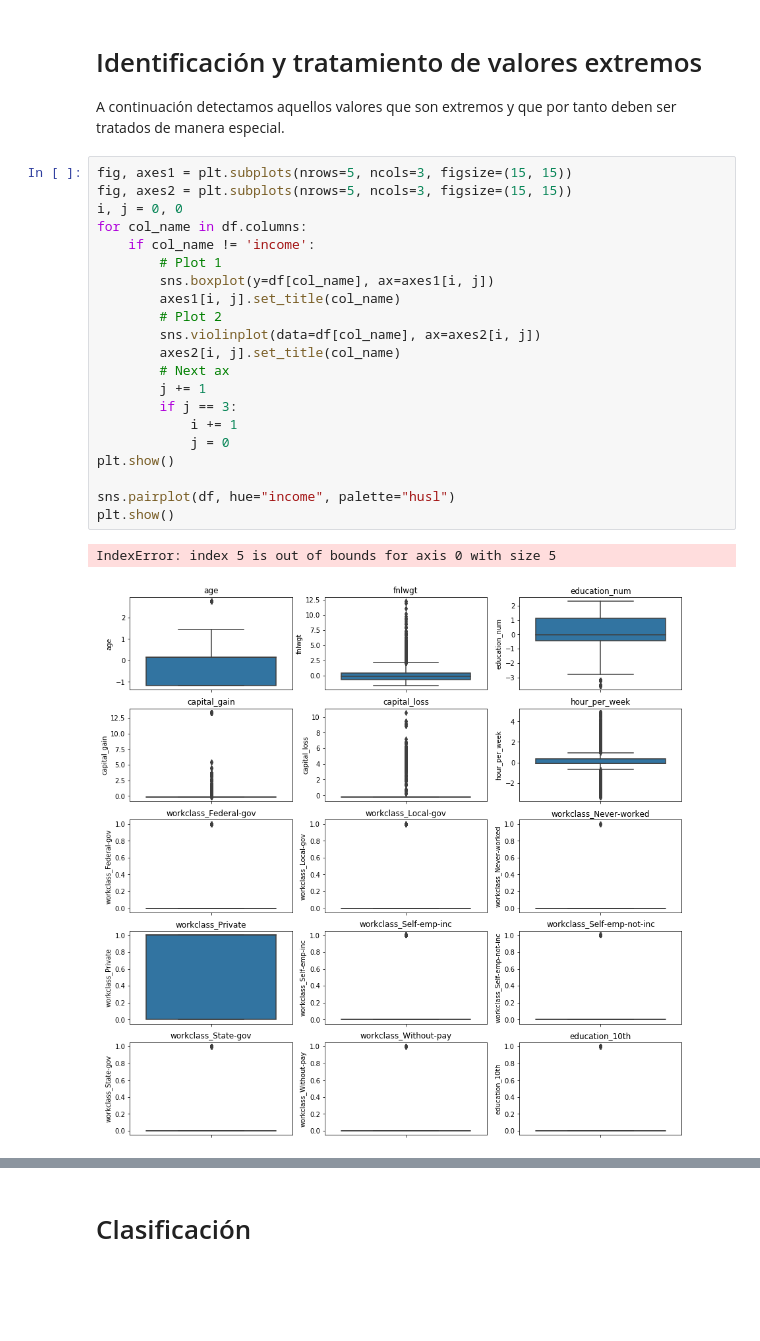
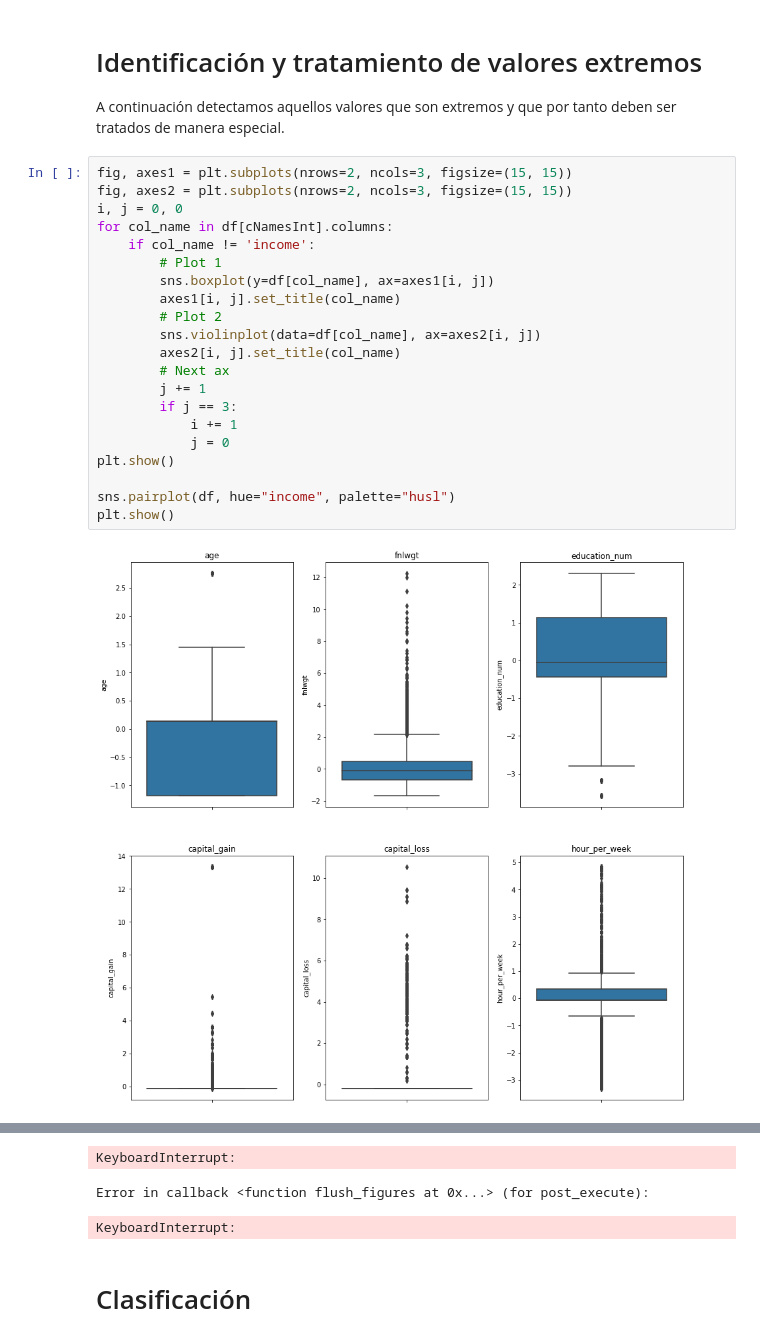
Before and after one commit to VictorColome/UOC-TCVD-PRA2, a Jupyter notebook: victor_carlos_PRA2.ipynb, the cells around one changed output, grey strips where cells are left out. Drawn from its saved outputs; the diff is of its cells as text; blank space fills up the shorter version.

```diff
--- a/victor_carlos_PRA2.ipynb
+++ b/victor_carlos_PRA2.ipynb
@@ -440,26 +445,25 @@ Length: 68, dtype: object
 # Identificación y tratamiento de valores extremos
 A continuación detectamos aquellos valores que son extremos y que por tanto deben ser tratados de manera especial.
 # %%
-fig, axes1 = plt.subplots(nrows=5, ncols=3, figsize=(15, 15))
-fig, axes2 = plt.subplots(nrows=5, ncols=3, figsize=(15, 15))
+fig, axes1 = plt.subplots(nrows=2, ncols=3, figsize=(15, 15))
+fig, axes2 = plt.subplots(nrows=2, ncols=3, figsize=(15, 15))
 i, j = 0, 0
-for col_name in df.columns:
+for col_name in df[cNamesInt].columns:
     if col_name != 'income':
         # Plot 1
         sns.boxplot(y=df[col_name], ax=axes1[i, j])
         axes1[i, j].set_title(col_name)
         # Plot 2
         sns.violinplot(data=df[col_name], ax=axes2[i, j])
         axes2[i, j].set_title(col_name)
         # Next ax
         j += 1
         if j == 3:
             i += 1
             j = 0
 plt.show()
 
 sns.pairplot(df, hue="income", palette="husl")
 plt.show()
 # %% [output]
-IndexError: index 5 is out of bounds for axis 0 with size 5
-[figure, old version]
+[figure, new version]
@@ -467,2 +471,5 @@ IndexError: index 5 is out of bounds for axis 0 with size 5
+KeyboardInterrupt:
+Error in callback <function flush_figures at 0x...> (for post_execute):
+KeyboardInterrupt:
 # %% [markdown]
 # Clasificación
```
Also changed, not shown: parts of 5 cells of this notebook.
